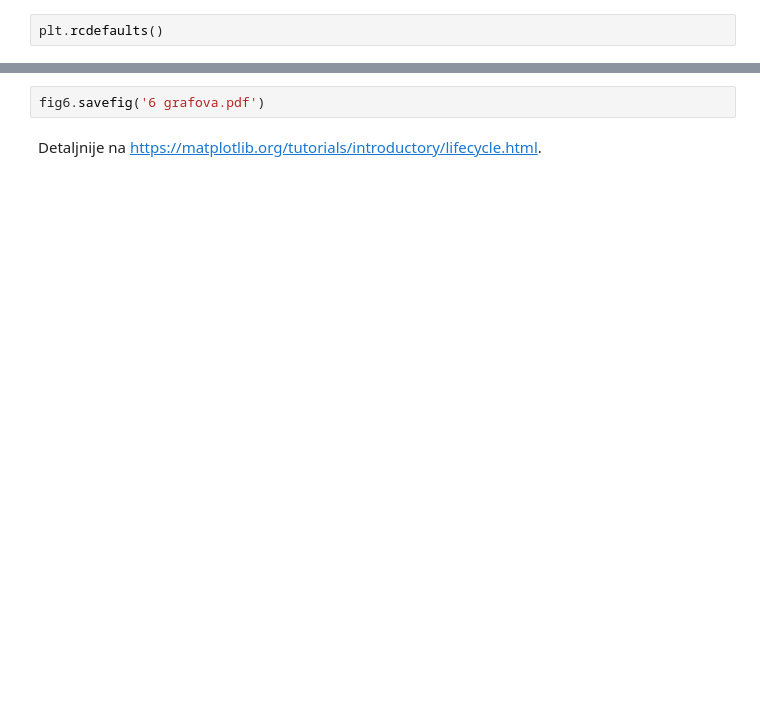
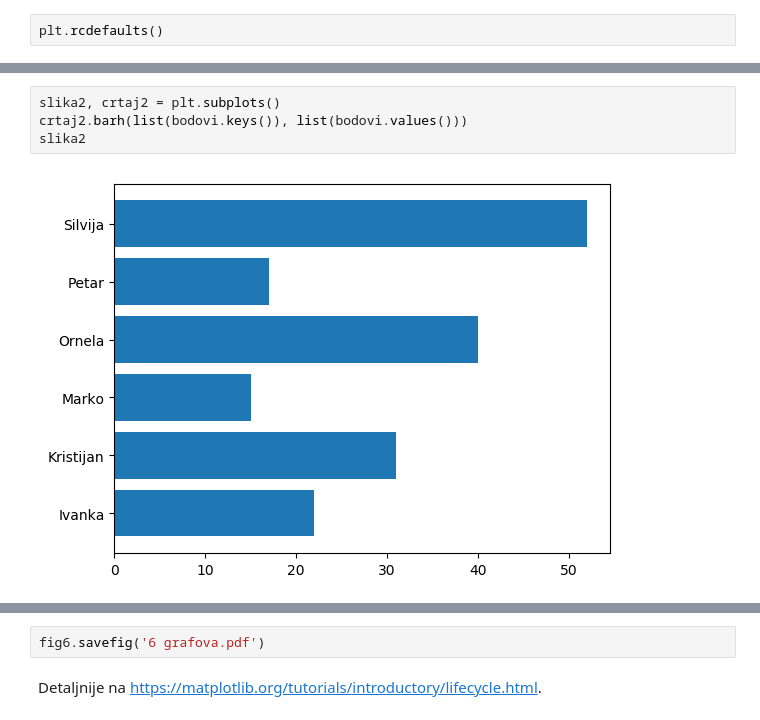
Before and after one commit to vedgar/ms, a Jupyter notebook: Predavanje 4.ipynb, the cells around one changed output, grey strips where cells are left out. Saved outputs shown, nothing was run; the diff lists cells and outputs as text; blank space fills up the shorter version.

```diff
--- a/Predavanje 4.ipynb
+++ b/Predavanje 4.ipynb
@@ -116,2 +174,8 @@ slika
+# %%
+slika2, crtaj2 = plt.subplots()
+crtaj2.barh(list(bodovi.keys()), list(bodovi.values()))
+slika2
+# %% [output]
+[figure, added]
 # %%
 plt.style.available
```
Also changed, not shown: parts of 51 cells of this notebook, 1 other file.
